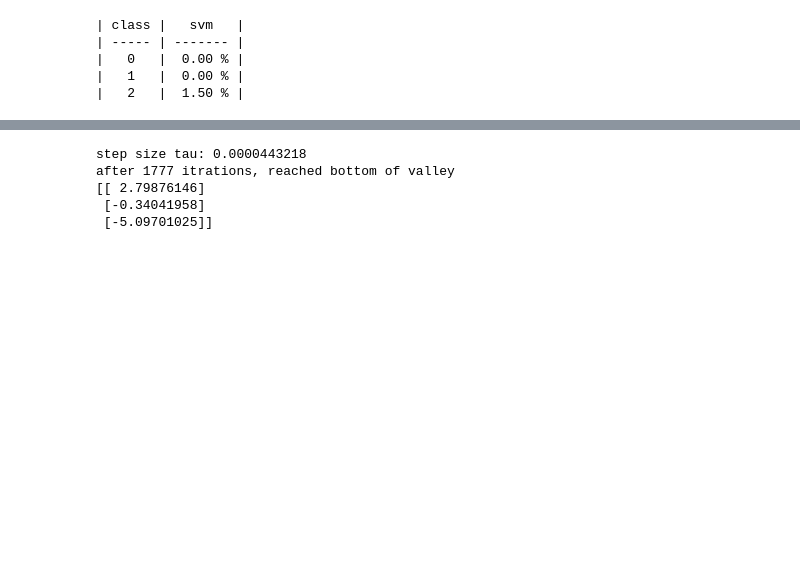
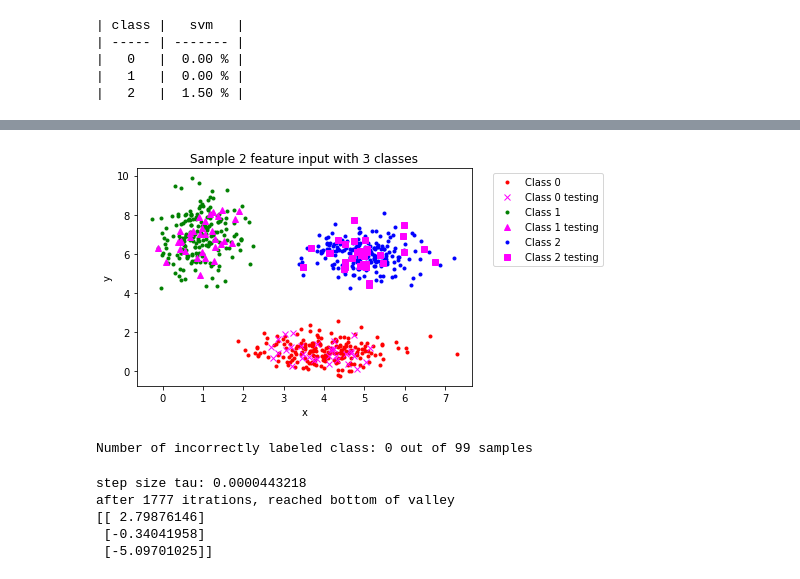
Before and after one commit to apletta/hand-detection, a Jupyter notebook: src/simpleAssingment.ipynb, the cells around one changed output, grey strips where cells are left out. Drawn from its saved outputs; the diff is of its cells as text; code cells hidden in the pictures; blank space fills up the shorter version.

Commit message:
99 point accuracy test implemented

```diff
--- a/src/simpleAssingment.ipynb
+++ b/src/simpleAssingment.ipynb
@@ -202,0 +172,48 @@ This testing set predected as class 2
+# %%
+# randomly generate 100 points with known class for model evaluation
+samplePerClass  = 33
+styles  = ['x','^','s']
+# Initial varables
+x_testing = np.zeros(1)
+y_testing = np.zeros(1)
+known_labels_testing = np.zeros(1)
+
+# Zip object is an iterator of tuples, enumerate returns centers: sigmas pair
+# Total of 200 sample points, in 3 clusters
+for i, ((x_center, y_center), (x_sigma, y_sigma)) in enumerate(zip(centers, sigmas)):
+    # Create row array x or y value of each point
+    x_testing = np.hstack((x_testing, np.random.standard_normal(samplePerClass) * x_sigma + x_center))
+    y_testing = np.hstack((y_testing, np.random.standard_normal(samplePerClass) * y_sigma + y_center))
+    known_labels_testing = np.hstack((known_labels_testing, np.ones(samplePerClass) * i))
+
+# Remove the extra 0 at front, into column form
+x_testing = np.delete(x_testing,0)
+y_testing = np.delete(y_testing,0)
+known_labels_testing = np.delete(known_labels_testing,0)
+
+# append column of ones
+data_testing = np.hstack((np.transpose(np.vstack((x_testing,y_testing))), np.ones((samplePerClass*3, 1))))
+
+# Visualize the test data
+for j in range(3):
+    plt.plot(xpts[j == labels],ypts[j==labels],'.', color = colors[j], label = 'Class %s'%j)
+    plt.plot(x_testing[j == labels_testing],y_testing[j==labels_testing],styles[j], color = 'fuchsia', label = 'Class %s testing'%j)
+plt.xlabel('x')
+plt.ylabel('y')
+plt.title('Sample 2 feature input with 3 classes')
+plt.legend(loc='upper left', bbox_to_anchor=(1.05, 1.0))
+plt.show()
+
+calc_result_testing = np.ndarray((samplePerClass*3, 3))
+for c in classes:
+    calc_result_testing[:,c] = (data_testing@w_svm[:,c])
+# this is the index of our classifiers, number coincides with what each classifier's +1 class
+predicted_class_testing = np.argmax(calc_result_testing,axis=1)
+
+
+num_incorrect_OvO = np.sum(predicted_class_testing != known_labels_testing)
+percent_error_OvO = num_incorrect_OvO / samplePerClass * 3.
+print("Number of incorrectly labeled class: {} out of {} testing samples".format(num_incorrect_OvO,samplePerClass * 3))
+# %% [output]
+[figure, added]
+Number of incorrectly labeled class: 0 out of 99 samples
```
Also changed, not shown: parts of 3 cells of this notebook.
